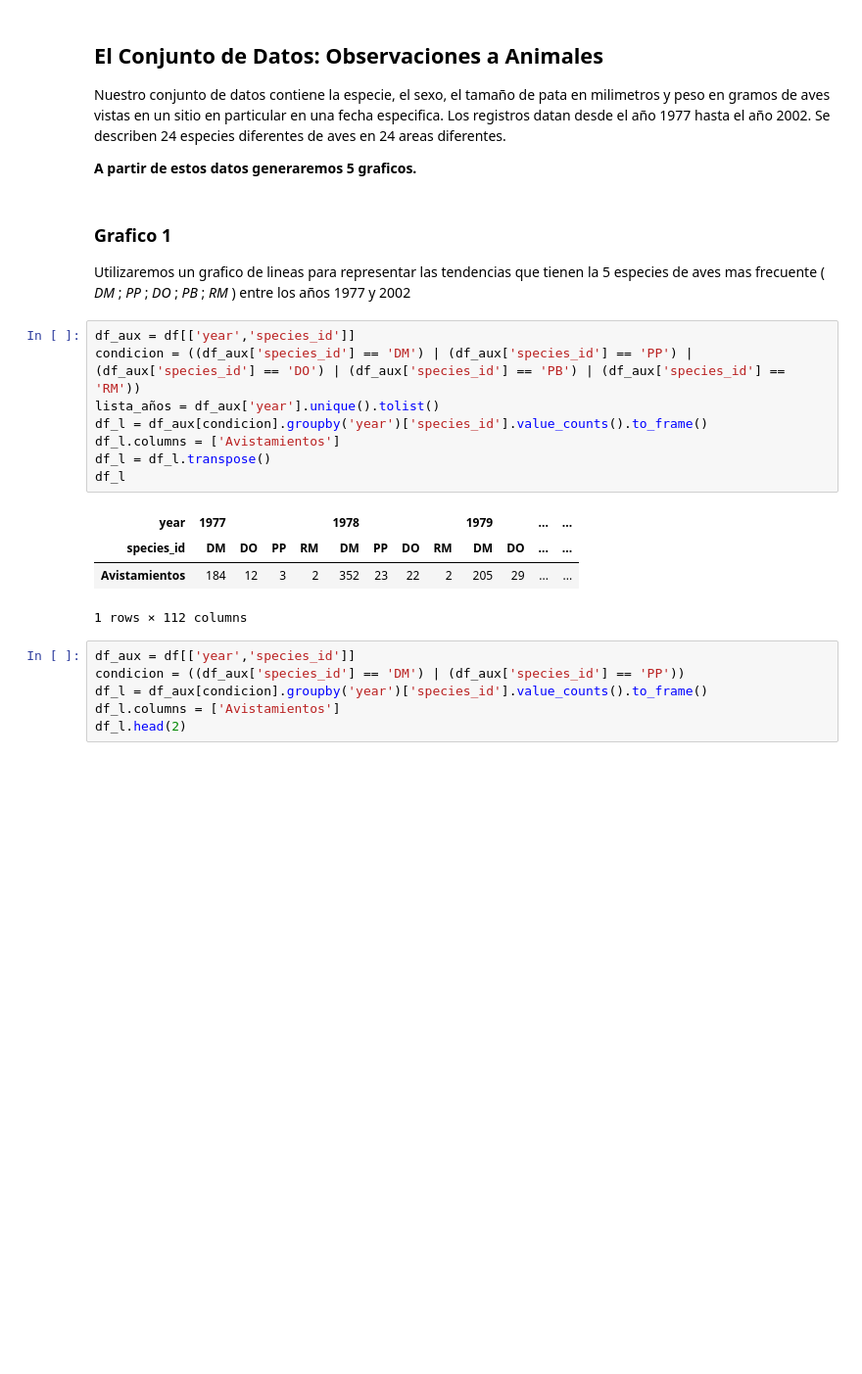
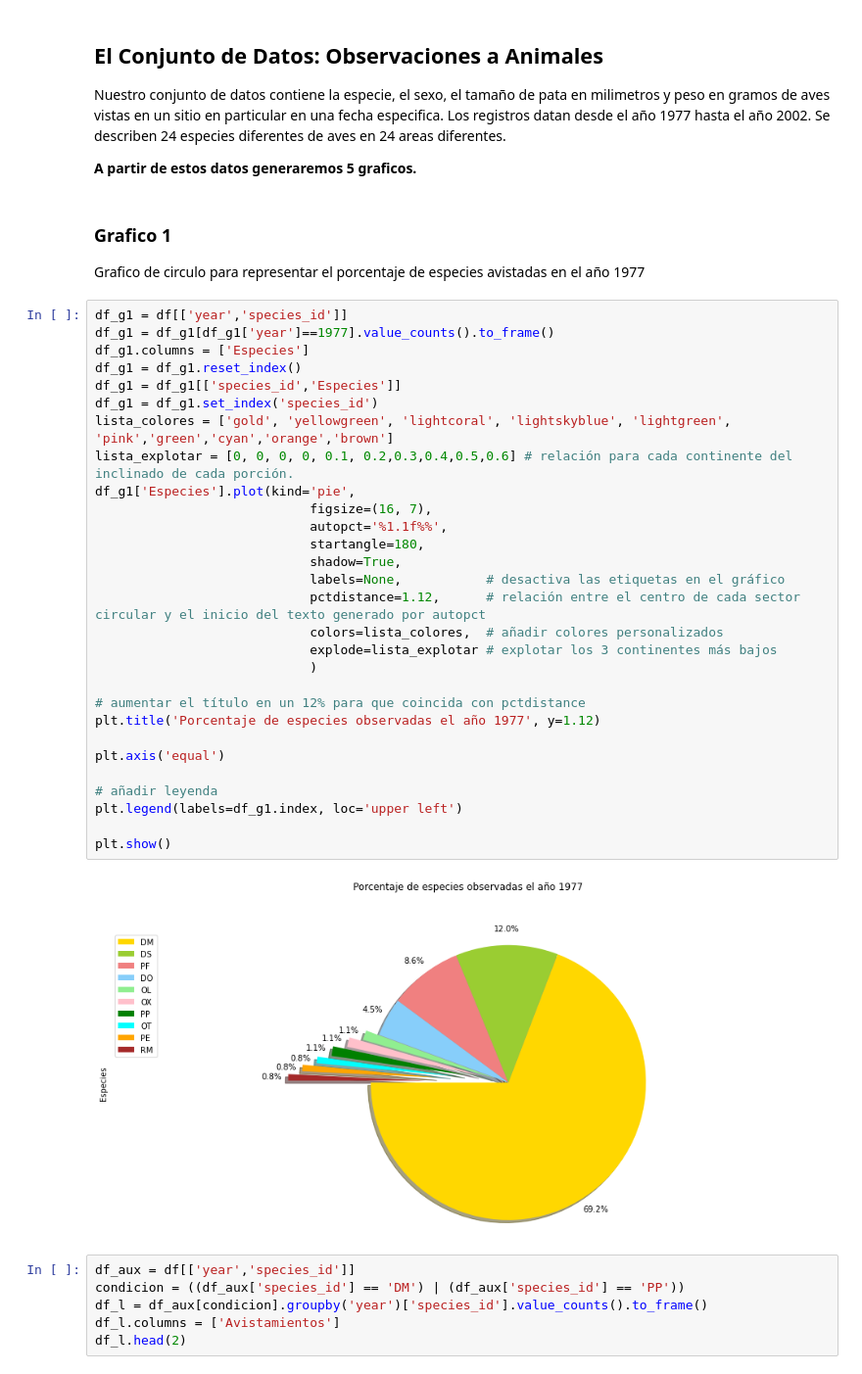
Before and after one commit to Vania-Espinoza/Tarea2-Python, a Jupyter notebook: Tarea3.ipynb, the cells around one changed output. Shown at 98% size. Saved outputs shown, nothing was run; the diff lists cells and outputs as text; blank space fills up the shorter version.

```diff
--- a/Tarea3.ipynb
+++ b/Tarea3.ipynb
@@ -18,22 +18,40 @@ Los registros datan desde el año 1977 hasta el año 2002.
 Se describen 24 especies diferentes de aves en 24 areas diferentes.
 
 **A partir de estos datos generaremos 5 graficos.**
-# %% [markdown]
-### Grafico 1
-Utilizaremos un grafico de lineas para representar las tendencias que tienen la 5 especies de aves mas frecuente ( *DM* ; *PP* ; *DO* ; *PB* ; *RM* ) entre los años 1977 y 2002
-# %%
-df_aux = df[['year','species_id']]
-condicion = ((df_aux['species_id'] == 'DM') | (df_aux['species_id'] == 'PP') | (df_aux['species_id'] == 'DO') | (df_aux['species_id'] == 'PB') | (df_aux['species_id'] == 'RM'))
-lista_años = df_aux['year'].unique().tolist()
-df_l = df_aux[condicion].groupby('year')['species_id'].value_counts().to_frame()
-df_l.columns = ['Avistamientos']
-df_l = df_l.transpose()
-df_l
-# %% [output]
-| year | 1977 |  |  |  | 1978 |  |  |  | 1979 |  | ... | ... |
-| species_id | DM | DO | PP | RM | DM | PP | DO | RM | DM | DO | ... | ... |
-| Avistamientos | 184 | 12 | 3 | 2 | 352 | 23 | 22 | 2 | 205 | 29 | ... | ... |
-1 rows × 112 columns
+# %% [markdown]
+### Grafico 1
+Grafico de circulo para representar el porcentaje de especies avistadas en el año 1977
+# %%
+df_g1 = df[['year','species_id']]
+df_g1 = df_g1[df_g1['year']==1977].value_counts().to_frame()
+df_g1.columns = ['Especies']
+df_g1 = df_g1.reset_index()
+df_g1 = df_g1[['species_id','Especies']]
+df_g1 = df_g1.set_index('species_id')
+lista_colores = ['gold', 'yellowgreen', 'lightcoral', 'lightskyblue', 'lightgreen', 'pink','green','cyan','orange','brown']
+lista_explotar = [0, 0, 0, 0, 0.1, 0.2,0.3,0.4,0.5,0.6] # relación para cada continente del inclinado de cada porción.
+df_g1['Especies'].plot(kind='pie',
+                            figsize=(16, 7),
+                            autopct='%1.1f%%',
+                            startangle=180,
+                            shadow=True,
+                            labels=None,           # desactiva las etiquetas en el gráfico
+                            pctdistance=1.12,      # relación entre el centro de cada sector circular y el inicio del texto generado por autopct
+                            colors=lista_colores,  # añadir colores personalizados
+                            explode=lista_explotar # explotar los 3 continentes más bajos
+                            )
+
+# aumentar el título en un 12% para que coincida con pctdistance
+plt.title('Porcentaje de especies observadas el año 1977', y=1.12)
+
+plt.axis('equal')
+
+# añadir leyenda
+plt.legend(labels=df_g1.index, loc='upper left')
+
+plt.show()
+# %% [output]
+[figure, added]
 # %%
 df_aux = df[['year','species_id']]
 condicion = ((df_aux['species_id'] == 'DM') | (df_aux['species_id'] == 'PP'))
```
Also changed, not shown: parts of 3 cells of this notebook.
